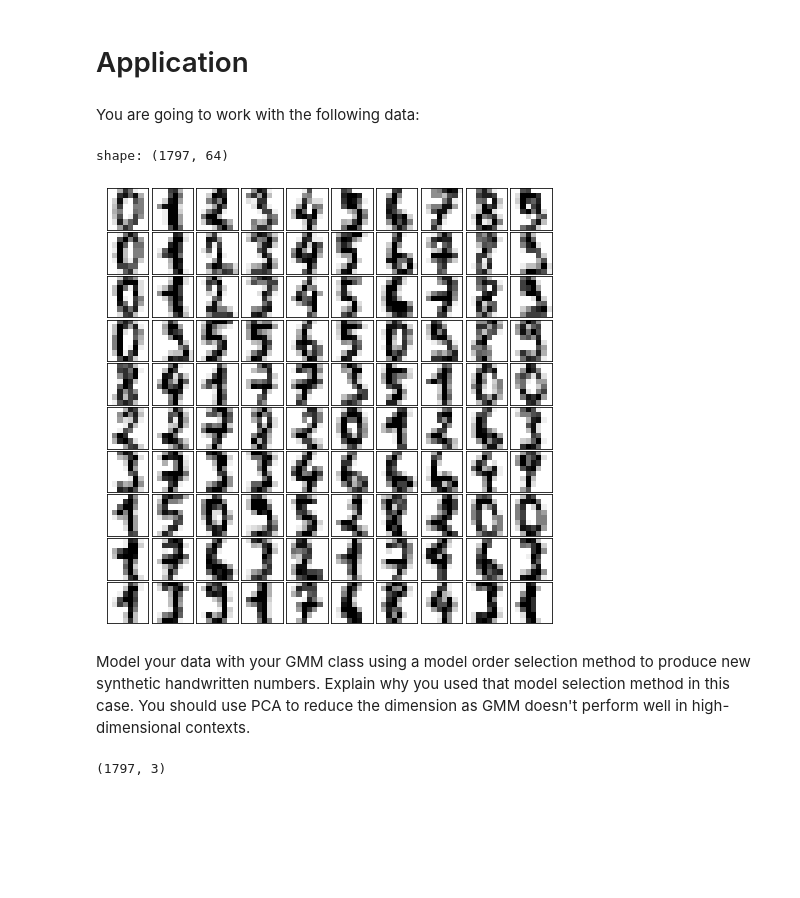
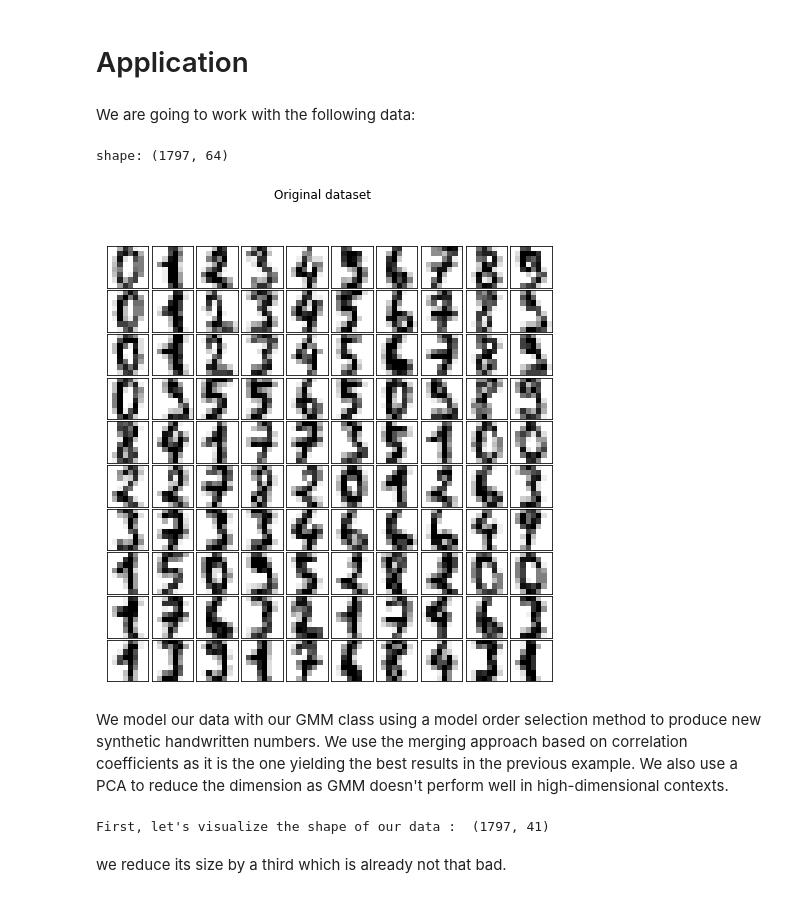
Before and after one commit to EmmanuelJhno/AML-labs, a Jupyter notebook: Cours 7 - TP/L6_Jehanno_Brandeis.ipynb, the cells around one changed output. Drawn from its saved outputs; the diff is of its cells as text; code cells hidden in the pictures; blank space fills up the shorter version.

```diff
--- a/Cours 7 - TP/L6_Jehanno_Brandeis.ipynb
+++ b/Cours 7 - TP/L6_Jehanno_Brandeis.ipynb
@@ -74,6 +74,7 @@ class my_GMM():
 
     def get_params(self, deep=True):
         """Get parameters for this estimator.
+        This function will be of help in the cross_validation implementation.
         Parameters
         ----------
         deep : boolean, optional
@@ -90,12 +91,6 @@ class my_GMM():
         out['itermax'] = self.itermax_
         out['init_strat'] = self.init_strat_
         out['bin_strat'] = self.bin_strat_
-        #for key in self._get_param_names():
-        #    value = getattr(self, key, None)
-        #    if deep and hasattr(value, 'get_params'):
-        #        deep_items = value.get_params().items()
-        #        out.update((key + '__' + k, val) for k, val in deep_items)
-        #    out[key] = value
         return out
 
 
@@ -407,5 +407,6 @@ data = np.concatenate(X)
 # %%
-gmm = my_GMM(k=4)  #, bin_strat="soft")
+gmm = my_GMM(k=4, bin_strat="soft")
+# Uncomment this if you want to use a multinoulli instead of argmax to make the decision.
 start = time.time()
 gmm.fit(data)
 end = time.time()
@@ -549,9 +562,7 @@ BIC_scores = []
 for C in range(1,8):
     begin = time.time()
     AIC_scores.append(AIC(C, data)[1][0,0])
-    stop_1 = time.time()
+    stop = time.time()
     BIC_scores.append(BIC(C, data)[1][0,0])
-    end = time.time()
-    print("AIC, M={} takes {} seconds to converge.".format(C,stop_1-begin))
-    print("BIC, M={} takes {} seconds to converge.".format(C,end-stop_1))
+    print("AIC, M={} takes {} seconds to converge.".format(C,stop-begin))
 # %% [output]
@@ -1224,22 +1496,23 @@ Need a score method !!
 # %% [markdown]
 # Application
 # %% [markdown]
-You are going to work with the following data:
+We are going to work with the following data:
 # %%
 from sklearn.datasets import load_digits
 digits = load_digits()
 print("shape:", digits.data.shape)
 
-def plot_digits(data):
+def plot_digits(data, title):
     fig, ax = plt.subplots(10, 10, figsize=(8, 8),
                            subplot_kw=dict(xticks=[], yticks=[]))
     fig.subplots_adjust(hspace=0.05, wspace=0.05)
     for i, axi in enumerate(ax.flat):
         im = axi.imshow(data[i].reshape(8, 8), cmap='binary')
         im.set_clim(0, 16)
-plot_digits(digits.data)
+    fig.suptitle(title)
+plot_digits(digits.data, title='Original dataset')
 # %% [output]
 shape: (1797, 64)
-[figure, old version]
+[figure, new version]
 # %% [markdown]
-Model your data with your GMM class using a model order selection method to produce new synthetic handwritten numbers. Explain why you used that model selection method in this case. You should use PCA to reduce the dimension as GMM doesn't perform well in high-dimensional contexts.
+We model our data with our GMM class using a model order selection method to produce new synthetic handwritten numbers. We use the merging approach based on correlation coefficients as it is the one yielding the best results in the previous example. We also use a PCA to reduce the dimension as GMM doesn't perform well in high-dimensional contexts.
@@ -1250,5 +1519,12 @@ ld_data = transformer.fit_transform(data)
-# %%
-ld_data.shape
-# %% [output]
-(1797, 3)
+# %%
+digits_data = digits.data
+PCA(0.99, whiten=True)
+transformer = PCA(0.99, whiten=True) # we ask it to preserve 99% of the variance in the projected data
+#PCA(n_components=3)
+ld_data = transformer.fit_transform(digits_data)
+print("First, let's visualize the shape of our data : ", ld_data.shape)
+# %% [output]
+First, let's visualize the shape of our data :  (1797, 41)
+# %% [markdown]
+we reduce its size by a third which is already not that bad.
 # %%
```
Also changed, not shown: parts of 108 cells of this notebook.
